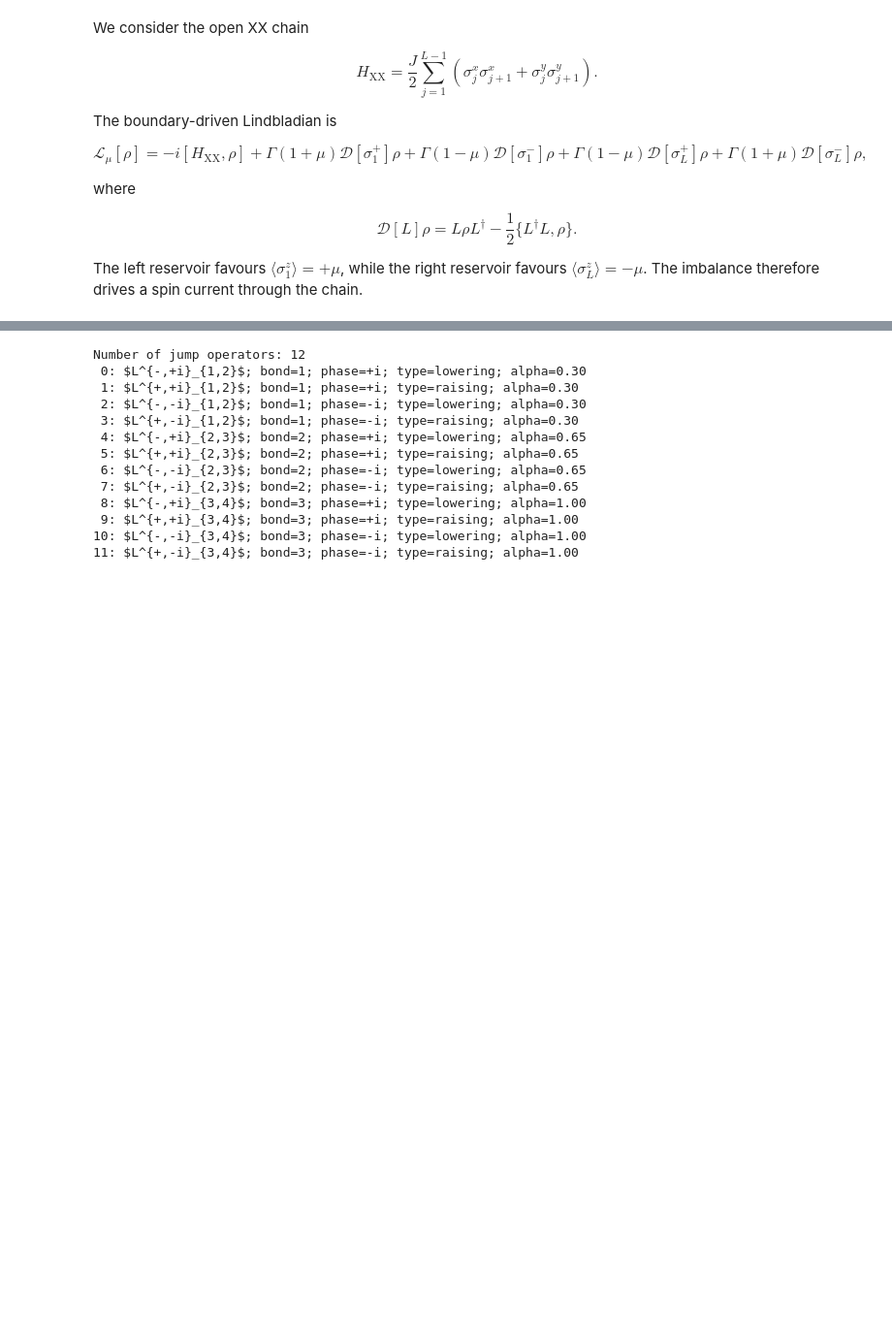
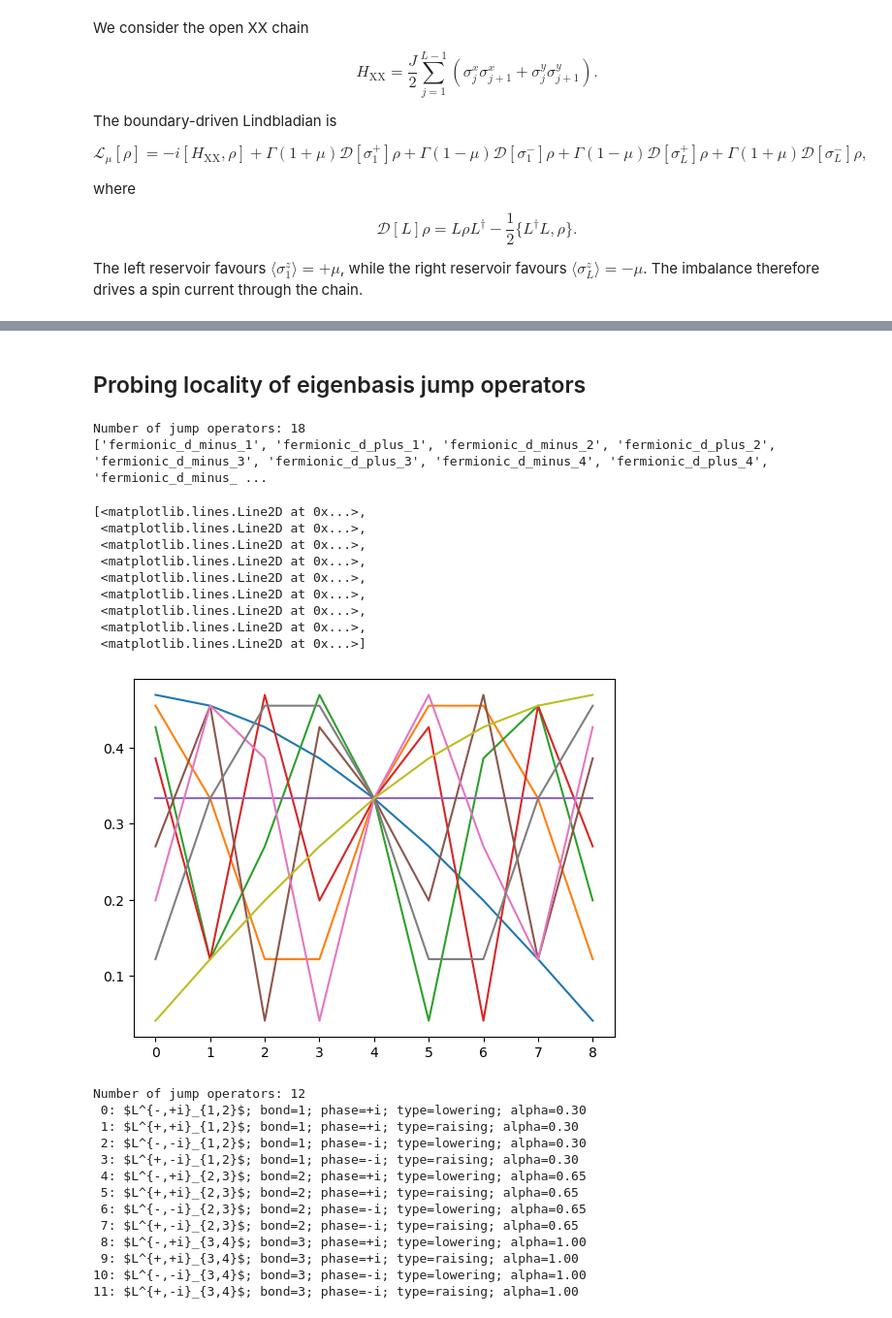
Before and after one commit to jwalkling/Driven_OQS, a Jupyter notebook: src_code/notebooks/Boundary XX Lindblad.ipynb, the cells around one changed output, grey strips where cells are left out. Shown at 97% size. Cells and saved outputs as stored; diff of their text form; code cells hidden in the pictures; blank space fills up the shorter version.

```diff
--- a/src_code/notebooks/Boundary XX Lindblad.ipynb
+++ b/src_code/notebooks/Boundary XX Lindblad.ipynb
@@ -696,4 +700,47 @@ Maximum variational residual: 0.3869871134907898
 16
+# %% [markdown]
+## Probing locality of eigenbasis jump operators
+# %%
+L = 9                # start small for dense ED
+dim = 2**L
+
+J = 1.0
+Gamma = 1.0
+
+mu0 = 0.1
+mu1 = 0.8
+
+tau = 0.2
+nsteps = 81
+
+times = np.linspace(0.0, tau, nsteps)
+
+H_XX, sx_ops, sy_ops, sz_ops, sp_ops, sm_ops, current_ops = (
+    xx_chain_operators(L, J)
+)
+
+jump_operators_XX, jump_labels_XX, mode_coefficients, _ = (
+    natural_mode_jumps(sm_ops, sp_ops, sz_ops=sz_ops, use_jw_strings=True)
+)
+
+print("Number of jump operators:", len(jump_operators_XX))
+print(jump_labels_XX)
+
+
+plt.plot(np.abs(mode_coefficients))
+# %% [output]
+Number of jump operators: 18
+['fermionic_d_minus_1', 'fermionic_d_plus_1', 'fermionic_d_minus_2', 'fermionic_d_plus_2', 'fermionic_d_minus_3', 'fermionic_d_plus_3', 'fermionic_d_minus_4', 'fermionic_d_plus_4', 'fermionic_d_minus_ ...
+[<matplotlib.lines.Line2D at 0x...>,
+ <matplotlib.lines.Line2D at 0x...>,
+ <matplotlib.lines.Line2D at 0x...>,
+ <matplotlib.lines.Line2D at 0x...>,
+ <matplotlib.lines.Line2D at 0x...>,
+ <matplotlib.lines.Line2D at 0x...>,
+ <matplotlib.lines.Line2D at 0x...>,
+ <matplotlib.lines.Line2D at 0x...>,
+ <matplotlib.lines.Line2D at 0x...>]
+[figure, added]
 # %%
 # ============================================================
 # Bond-local parity-dressed jump operators, labels and styles
```
Also changed, not shown: parts of 1 cell of this notebook, 4 other files.
